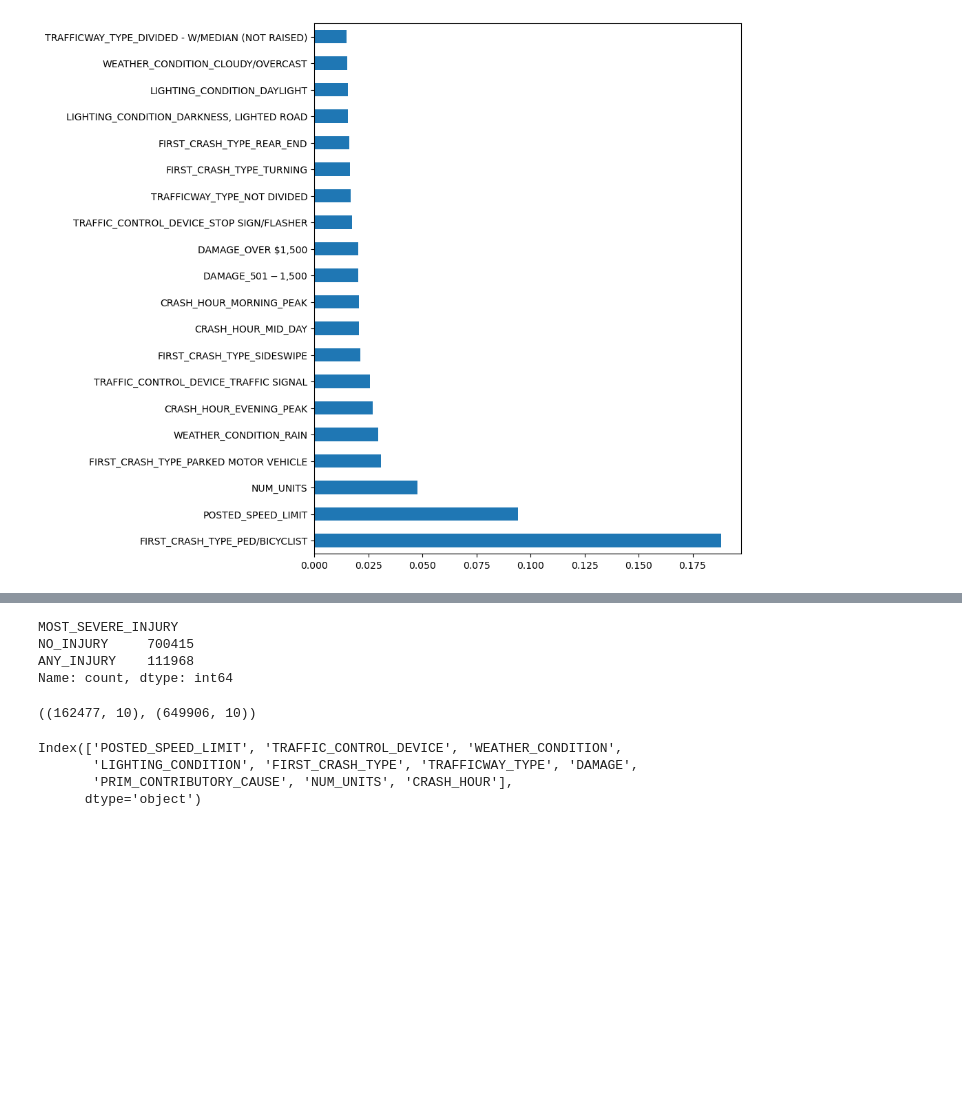
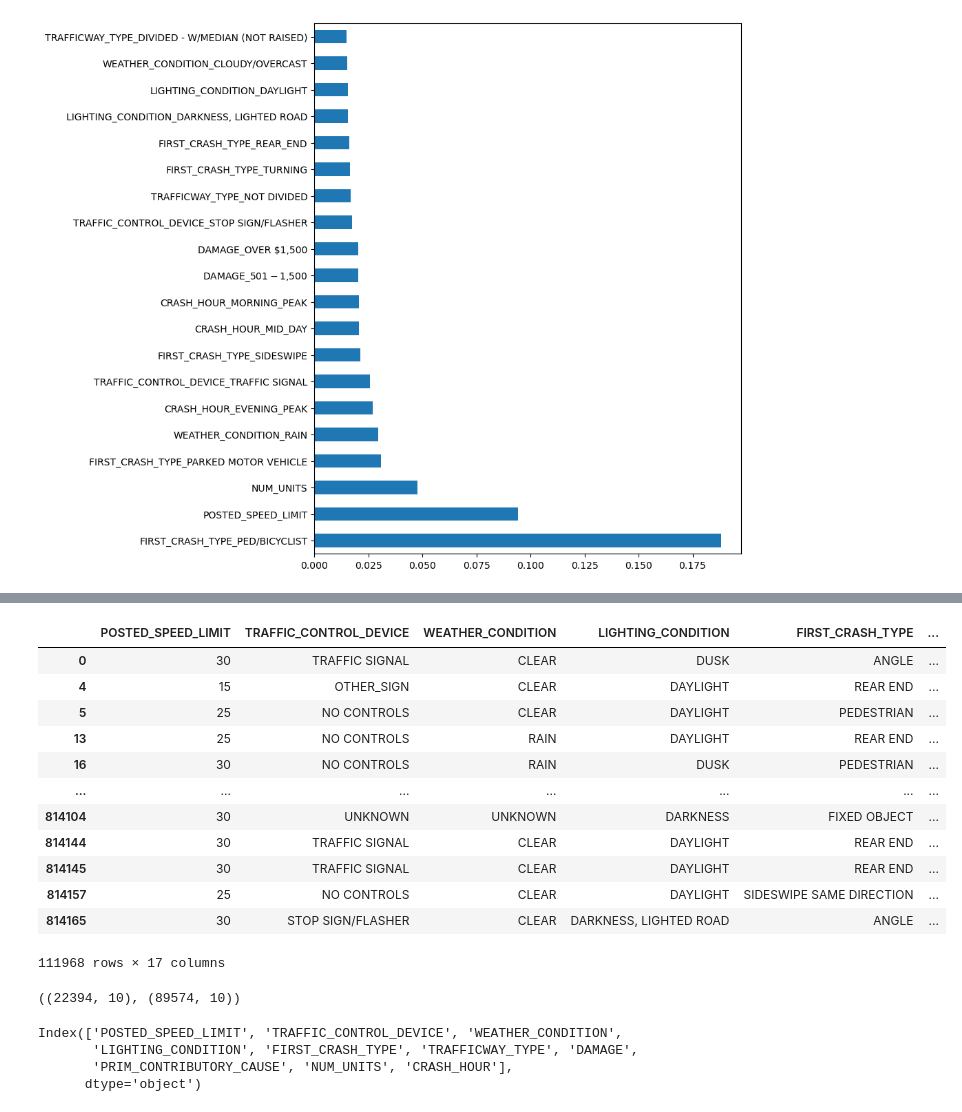
Before and after one commit to YamunaU75/ChicagoCarCrashes_Phase4, a Jupyter notebook: Chicago_Car_Crashes.ipynb, the cells around one changed output, grey strips where cells are left out. Saved outputs shown, nothing was run; the diff lists cells and outputs as text; code cells hidden in the pictures; blank space fills up the shorter version.

```diff
--- a/Chicago_Car_Crashes.ipynb
+++ b/Chicago_Car_Crashes.ipynb
@@ -812,15 +818,21 @@ new_crash_df
-# %%
-# Replaced 'NON_INCAP_INJURY' and 'INCAP_INJURY' with 'ANY_INJURY' in the 'MOST_SEVERE_INJURY' column
-new_crash_df['MOST_SEVERE_INJURY'] = new_crash_df['MOST_SEVERE_INJURY'].replace({'NON_INCAP_INJURY': 'ANY_INJURY',
-                                                                           'INCAP_INJURY': 'ANY_INJURY'})
-
-# Verified the replacement
-new_crash_df['MOST_SEVERE_INJURY'].value_counts()
-# %% [output]
-MOST_SEVERE_INJURY
-NO_INJURY     700415
-ANY_INJURY    111968
-Name: count, dtype: int64
+# %%
+# Creating dataset with 'NON_INCAP_INJURY' and 'INCAP_INJURY' to find models for these classes
+new_crash_df = crash_df.loc[(crash_df['MOST_SEVERE_INJURY'] == 'NON_INCAP_INJURY') | (crash_df['MOST_SEVERE_INJURY'] == 'INCAP_INJURY')]
+new_crash_df
+# %% [output]
+|  | POSTED_SPEED_LIMIT | TRAFFIC_CONTROL_DEVICE | WEATHER_CONDITION | LIGHTING_CONDITION | FIRST_CRASH_TYPE | ... |
+| 0 | 30 | TRAFFIC SIGNAL | CLEAR | DUSK | ANGLE | ... |
+| 4 | 15 | OTHER_SIGN | CLEAR | DAYLIGHT | REAR END | ... |
+| 5 | 25 | NO CONTROLS | CLEAR | DAYLIGHT | PEDESTRIAN | ... |
+| 13 | 25 | NO CONTROLS | RAIN | DAYLIGHT | REAR END | ... |
+| 16 | 30 | NO CONTROLS | RAIN | DUSK | PEDESTRIAN | ... |
+| ... | ... | ... | ... | ... | ... | ... |
+| 814104 | 30 | UNKNOWN | UNKNOWN | DARKNESS | FIXED OBJECT | ... |
+| 814144 | 30 | TRAFFIC SIGNAL | CLEAR | DAYLIGHT | REAR END | ... |
+| 814145 | 30 | TRAFFIC SIGNAL | CLEAR | DAYLIGHT | REAR END | ... |
+| 814157 | 25 | NO CONTROLS | CLEAR | DAYLIGHT | SIDESWIPE SAME DIRECTION | ... |
+| 814165 | 30 | STOP SIGN/FLASHER | CLEAR | DARKNESS, LIGHTED ROAD | ANGLE | ... |
+111968 rows × 17 columns
 # %%
 # Started the 2nd Train/Test Split
 cols_chosen = ['POSTED_SPEED_LIMIT', 'TRAFFIC_CONTROL_DEVICE', 'WEATHER_CONDITION',
@@ -835,7 +847,7 @@ X_train2, X_test2, y_train2, y_test2 = train_test_split(X,y, test_size = 0.2, ra
 # %%
 X_test2.shape, X_train2.shape
 # %% [output]
-((162477, 10), (649906, 10))
+((22394, 10), (89574, 10))
 # %%
 X_test2.columns
 # %% [output]
```
Also changed, not shown: parts of 29 cells of this notebook, 1 other file.
